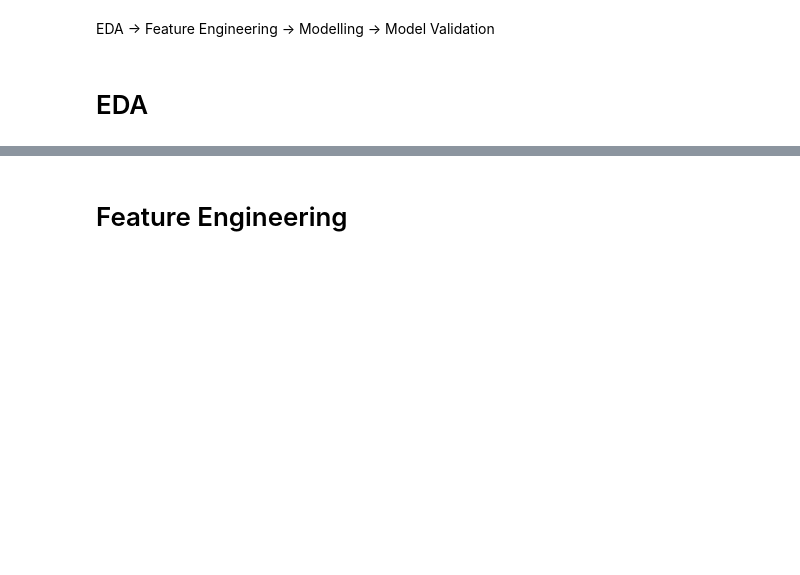
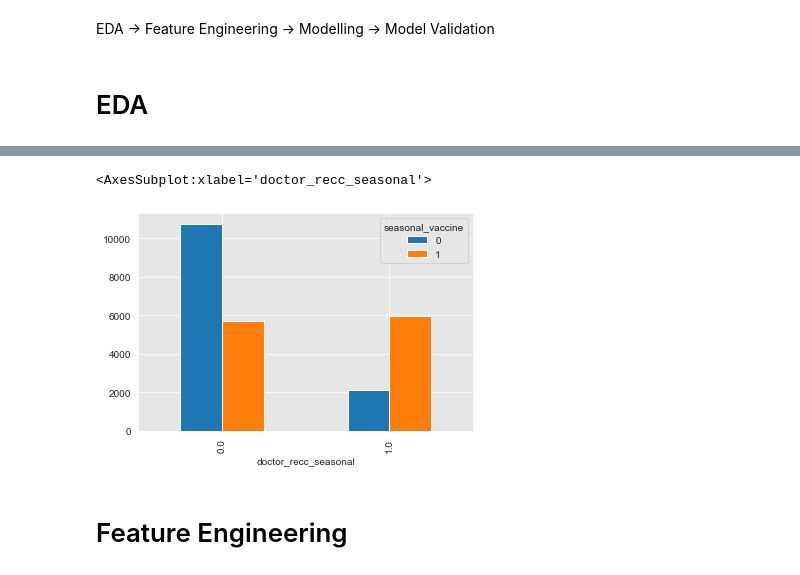
Before and after one commit to rredd002/Flu-Analysis, a Jupyter notebook: notebook.ipynb, the cells around one changed output, grey strips where cells are left out. Drawn from its saved outputs; the diff is of its cells as text; code cells hidden in the pictures; blank space fills up the shorter version.

```diff
--- a/notebook.ipynb
+++ b/notebook.ipynb
@@ -21,3 +70,9 @@ survey_data = cleaned_train_features.merge(right=train_labels, how='inner', on='
+# %%
+vaccine_by_doctor_recc_seasonal = survey_data.groupby(['doctor_recc_seasonal', 'seasonal_vaccine'])['seasonal_vaccine'].count()
+vaccine_by_doctor_recc_seasonal.unstack().plot(kind='bar')
+# %% [output]
+<AxesSubplot:xlabel='doctor_recc_seasonal'>
+[figure, added]
 # %% [markdown]
 # Feature Engineering
 # %%
```
Also changed, not shown: parts of 24 cells of this notebook.
